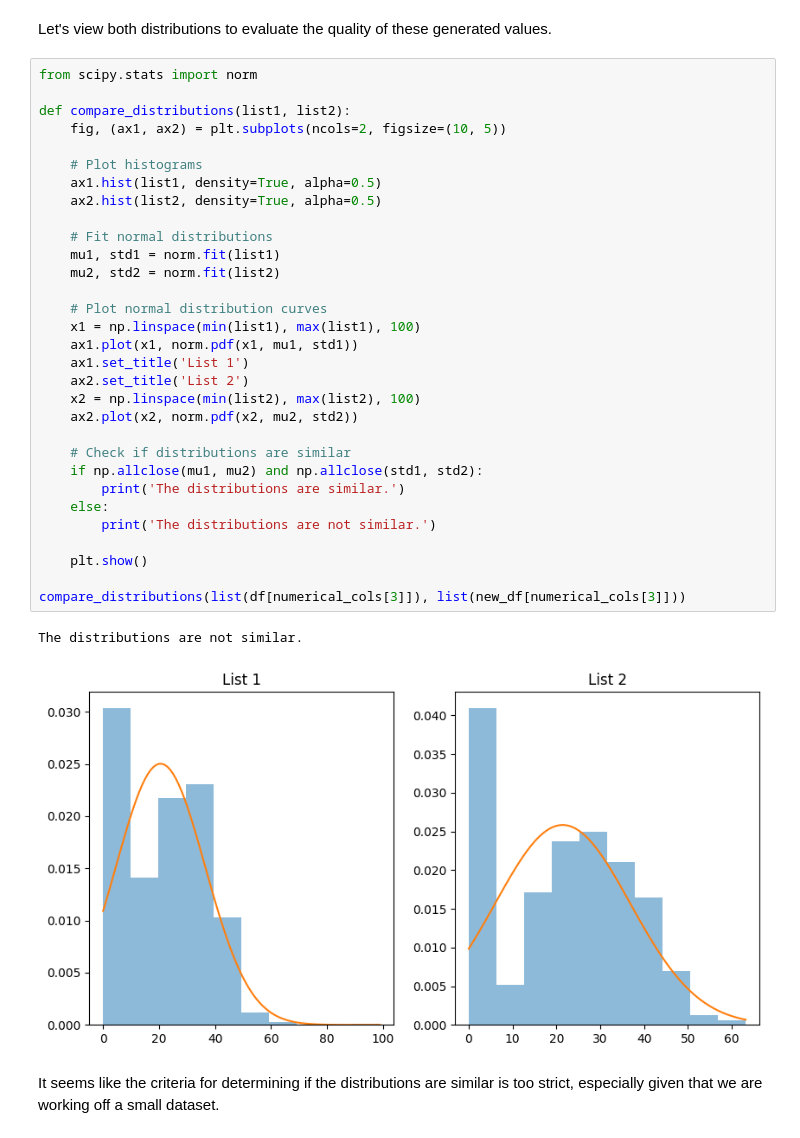
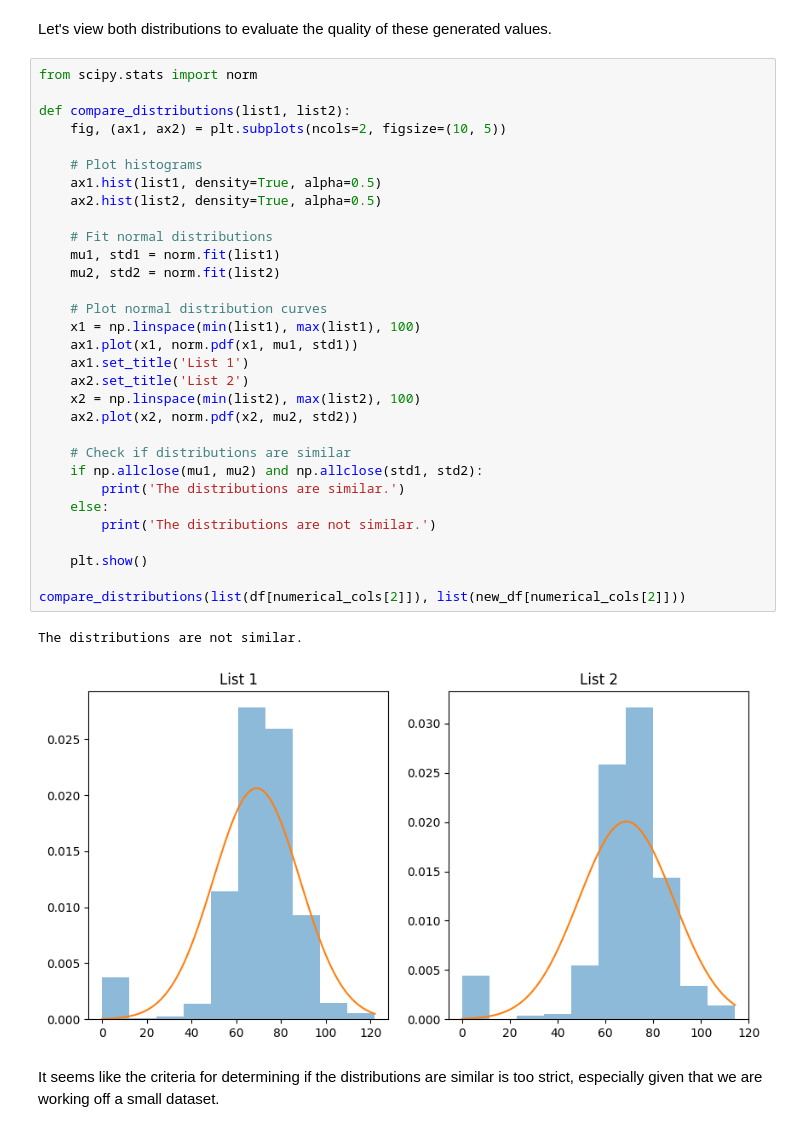
Before and after one commit to r-bhalani/symbolic-regression-dataset-augmentation, a Jupyter notebook: Symbolic_Regression.ipynb, the cells around one changed output. Drawn from its saved outputs; the diff is of its cells as text.

Commit message:
Redo graphs

```diff
--- a/Symbolic_Regression.ipynb
+++ b/Symbolic_Regression.ipynb
@@ -644,35 +644,35 @@ from scipy.stats import norm
 
 def compare_distributions(list1, list2):
     fig, (ax1, ax2) = plt.subplots(ncols=2, figsize=(10, 5))
 
     # Plot histograms
     ax1.hist(list1, density=True, alpha=0.5)
     ax2.hist(list2, density=True, alpha=0.5)
 
     # Fit normal distributions
     mu1, std1 = norm.fit(list1)
     mu2, std2 = norm.fit(list2)
 
     # Plot normal distribution curves
     x1 = np.linspace(min(list1), max(list1), 100)
     ax1.plot(x1, norm.pdf(x1, mu1, std1))
     ax1.set_title('List 1')
     ax2.set_title('List 2')
     x2 = np.linspace(min(list2), max(list2), 100)
     ax2.plot(x2, norm.pdf(x2, mu2, std2))
 
     # Check if distributions are similar
     if np.allclose(mu1, mu2) and np.allclose(std1, std2):
         print('The distributions are similar.')
     else:
         print('The distributions are not similar.')
 
     plt.show()
 
-compare_distributions(list(df[numerical_cols[3]]), list(new_df[numerical_cols[3]]))
+compare_distributions(list(df[numerical_cols[2]]), list(new_df[numerical_cols[2]]))
 # %% [output]
 The distributions are not similar.
-[figure, old version]
+[figure, new version]
 # %% [markdown]
 It seems like the criteria for determining if the distributions are similar is too strict, especially given that we are working off a small dataset.
 # %%
```
